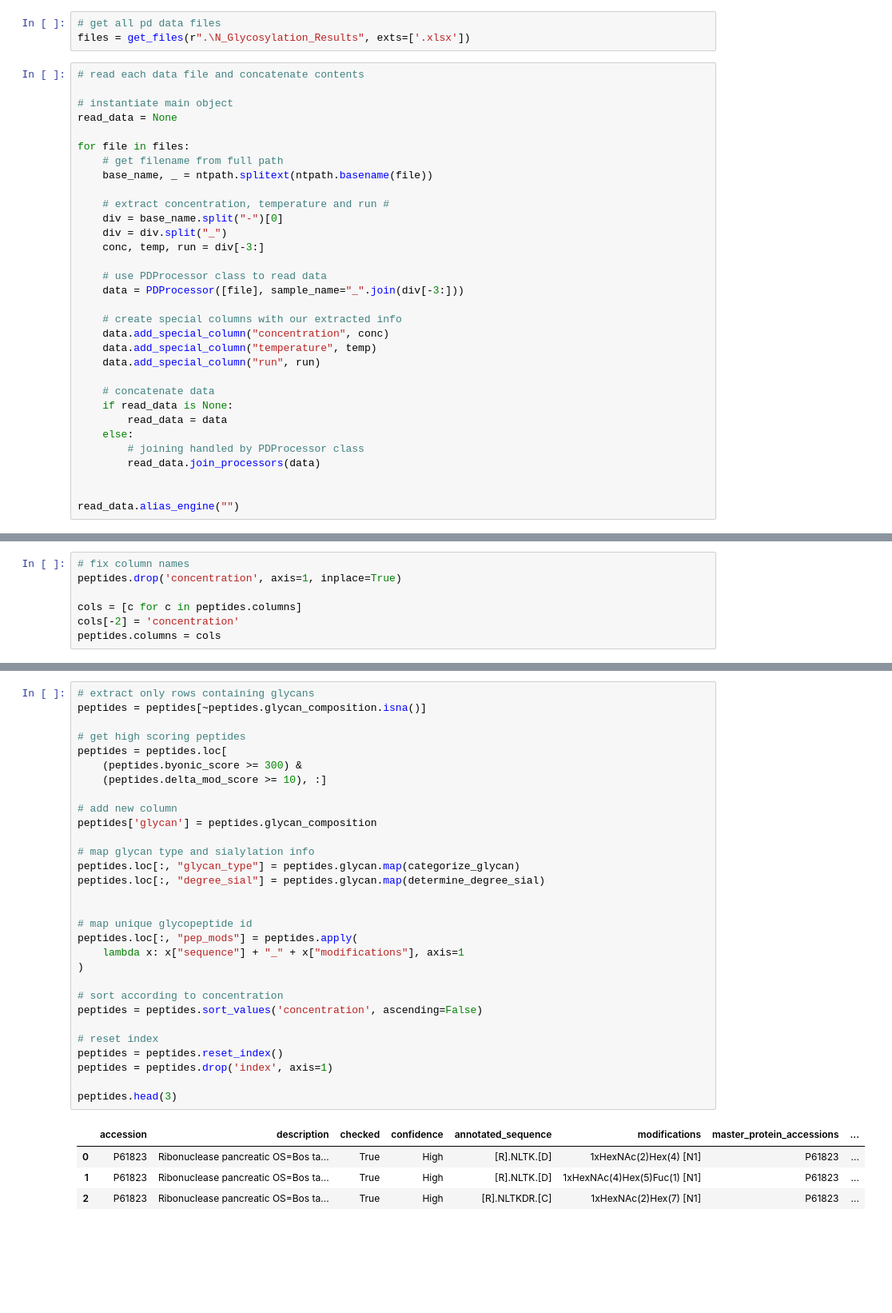
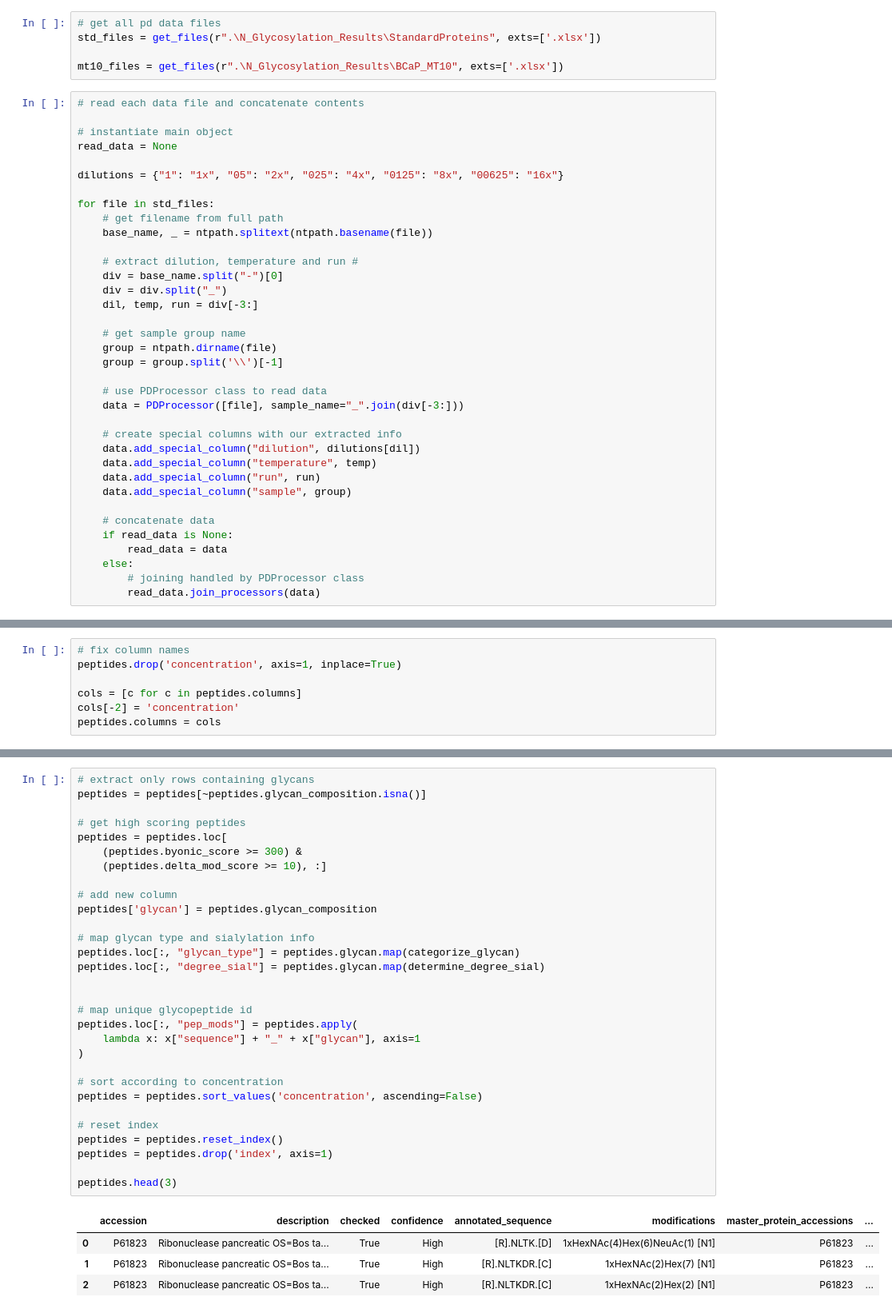
Before and after one commit to lingjunli-research/pgc-glycosylation-lfq, a Jupyter notebook: clean_pd_data.ipynb, the cells around one changed output, grey strips where cells are left out. Shown at 80% size. Saved outputs shown, nothing was run; the diff lists cells and outputs as text; blank space fills up the shorter version.

Commit message:
adding MT10 data

```diff
--- a/clean_pd_data.ipynb
+++ b/clean_pd_data.ipynb
@@ -6,29 +6,38 @@ from Commons.data_processing import *
 from Commons.DataProcessors.pd_processor import PDProcessor
 # %%
 # get all pd data files
-files = get_files(r".\N_Glycosylation_Results", exts=['.xlsx'])
+std_files = get_files(r".\N_Glycosylation_Results\StandardProteins", exts=['.xlsx'])
+
+mt10_files = get_files(r".\N_Glycosylation_Results\BCaP_MT10", exts=['.xlsx'])
 # %%
 # read each data file and concatenate contents
 
 # instantiate main object
 read_data = None
 
-for file in files:
+dilutions = {"1": "1x", "05": "2x", "025": "4x", "0125": "8x", "00625": "16x"}
+
+for file in std_files:
     # get filename from full path
     base_name, _ = ntpath.splitext(ntpath.basename(file))
 
-    # extract concentration, temperature and run #
+    # extract dilution, temperature and run #
     div = base_name.split("-")[0]
     div = div.split("_")
-    conc, temp, run = div[-3:]
+    dil, temp, run = div[-3:]
+
+    # get sample group name
+    group = ntpath.dirname(file)
+    group = group.split('\\')[-1]
 
     # use PDProcessor class to read data
     data = PDProcessor([file], sample_name="_".join(div[-3:]))
 
     # create special columns with our extracted info
-    data.add_special_column("concentration", conc)
+    data.add_special_column("dilution", dilutions[dil])
     data.add_special_column("temperature", temp)
     data.add_special_column("run", run)
+    data.add_special_column("sample", group)
 
     # concatenate data
     if read_data is None:
@@ -36,6 +45,3 @@ for file in files:
     else:
         # joining handled by PDProcessor class
         read_data.join_processors(data)
-
-
-read_data.alias_engine("")
@@ -112,34 +184,34 @@ def determine_degree_sial(glycan):
 # extract only rows containing glycans
 peptides = peptides[~peptides.glycan_composition.isna()]
 
 # get high scoring peptides
 peptides = peptides.loc[
     (peptides.byonic_score >= 300) &
     (peptides.delta_mod_score >= 10), :]
 
 # add new column
 peptides['glycan'] = peptides.glycan_composition
 
 # map glycan type and sialylation info
 peptides.loc[:, "glycan_type"] = peptides.glycan.map(categorize_glycan)
 peptides.loc[:, "degree_sial"] = peptides.glycan.map(determine_degree_sial)
 
 
 # map unique glycopeptide id
 peptides.loc[:, "pep_mods"] = peptides.apply(
-    lambda x: x["sequence"] + "_" + x["modifications"], axis=1
+    lambda x: x["sequence"] + "_" + x["glycan"], axis=1
 )
 
 # sort according to concentration
 peptides = peptides.sort_values('concentration', ascending=False)
 
 # reset index
 peptides = peptides.reset_index()
 peptides = peptides.drop('index', axis=1)
 
 peptides.head(3)
 # %% [output]
 |  | accession | description | checked | confidence | annotated_sequence | modifications | master_protein_accessions | ... |
-| 0 | P61823 | Ribonuclease pancreatic OS=Bos ta... | True | High | [R].NLTK.[D] | 1xHexNAc(2)Hex(4) [N1] | P61823 | ... |
-| 1 | P61823 | Ribonuclease pancreatic OS=Bos ta... | True | High | [R].NLTK.[D] | 1xHexNAc(4)Hex(5)Fuc(1) [N1] | P61823 | ... |
-| 2 | P61823 | Ribonuclease pancreatic OS=Bos ta... | True | High | [R].NLTKDR.[C] | 1xHexNAc(2)Hex(7) [N1] | P61823 | ... |
+| 0 | P61823 | Ribonuclease pancreatic OS=Bos ta... | True | High | [R].NLTK.[D] | 1xHexNAc(4)Hex(6)NeuAc(1) [N1] | P61823 | ... |
+| 1 | P61823 | Ribonuclease pancreatic OS=Bos ta... | True | High | [R].NLTKDR.[C] | 1xHexNAc(2)Hex(7) [N1] | P61823 | ... |
+| 2 | P61823 | Ribonuclease pancreatic OS=Bos ta... | True | High | [R].NLTKDR.[C] | 1xHexNAc(2)Hex(2) [N1] | P61823 | ... |
```
Also changed, not shown: parts of 5 cells of this notebook, 8 other files.
